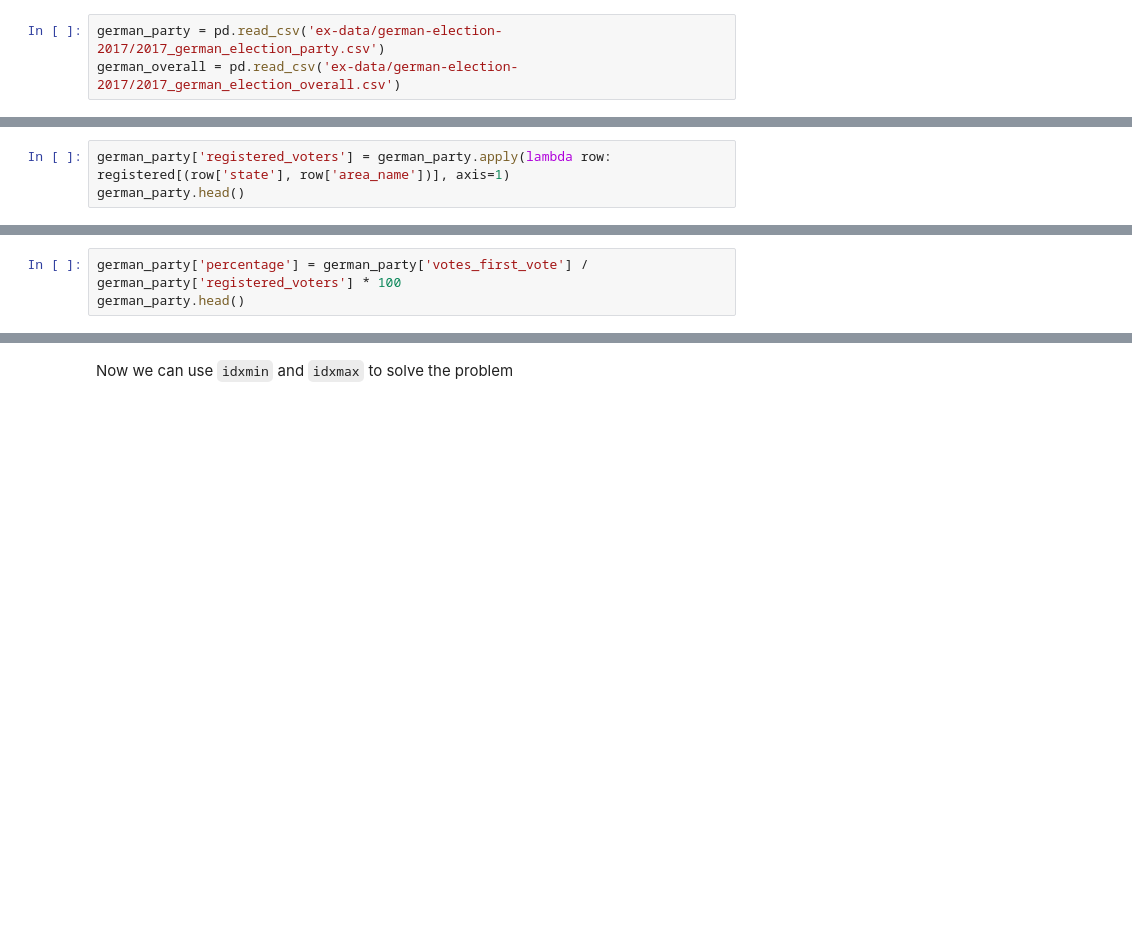
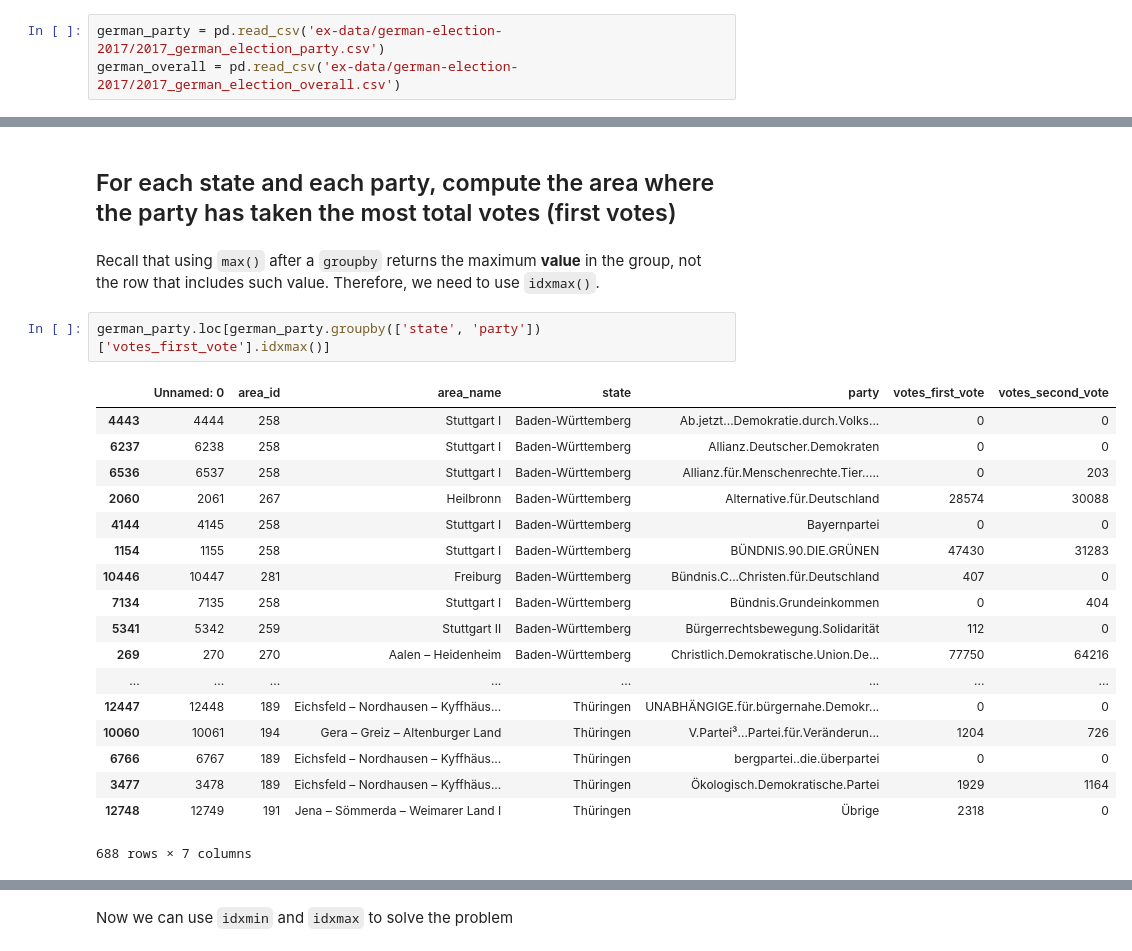
Before and after one commit to gdv/foundationsCS-2018, a Jupyter notebook: py-05-groupby.ipynb, the cells around one changed output, grey strips where cells are left out. Drawn from its saved outputs; the diff is of its cells as text; blank space fills up the shorter version.

Commit message:
Little tweaks to py-05-groupby (exercise and solution)

```diff
--- a/py-05-groupby.ipynb
+++ b/py-05-groupby.ipynb
@@ -154,3 +10,0 @@ Then we use the dictionary to add the number of registered voters to the `german
-# %%
-german_party['registered_voters'] = german_party.apply(lambda row: registered[(row['state'], row['area_name'])], axis=1)
-german_party.head()
@@ -166,3 +10,0 @@ Now we can compute the new column `percentage`
-# %%
-german_party['percentage'] = german_party['votes_first_vote'] / german_party['registered_voters'] * 100
-german_party.head()
@@ -175,0 +104,26 @@ german_party.head()
+# %% [markdown]
+## For each state and each party, compute the area where the party has taken the most total votes (first votes)
+# %% [markdown]
+Recall that using `max()` after a `groupby` returns the maximum **value** in the group, not the row that includes such value.
+Therefore, we need to use `idxmax()`.
+# %%
+german_party.loc[german_party.groupby(['state', 'party'])['votes_first_vote'].idxmax()]
+# %% [output]
+|  | Unnamed: 0 | area_id | area_name | state | party | votes_first_vote | votes_second_vote |
+| 4443 | 4444 | 258 | Stuttgart I | Baden-Württemberg | Ab.jetzt...Demokratie.durch.Volks... | 0 | 0 |
+| 6237 | 6238 | 258 | Stuttgart I | Baden-Württemberg | Allianz.Deutscher.Demokraten | 0 | 0 |
+| 6536 | 6537 | 258 | Stuttgart I | Baden-Württemberg | Allianz.für.Menschenrechte.Tier..... | 0 | 203 |
+| 2060 | 2061 | 267 | Heilbronn | Baden-Württemberg | Alternative.für.Deutschland | 28574 | 30088 |
+| 4144 | 4145 | 258 | Stuttgart I | Baden-Württemberg | Bayernpartei | 0 | 0 |
+| 1154 | 1155 | 258 | Stuttgart I | Baden-Württemberg | BÜNDNIS.90.DIE.GRÜNEN | 47430 | 31283 |
+| 10446 | 10447 | 281 | Freiburg | Baden-Württemberg | Bündnis.C...Christen.für.Deutschland | 407 | 0 |
+| 7134 | 7135 | 258 | Stuttgart I | Baden-Württemberg | Bündnis.Grundeinkommen | 0 | 404 |
+| 5341 | 5342 | 259 | Stuttgart II | Baden-Württemberg | Bürgerrechtsbewegung.Solidarität | 112 | 0 |
+| 269 | 270 | 270 | Aalen – Heidenheim | Baden-Württemberg | Christlich.Demokratische.Union.De... | 77750 | 64216 |
+| ... | ... | ... | ... | ... | ... | ... | ... |
+| 12447 | 12448 | 189 | Eichsfeld – Nordhausen – Kyffhäus... | Thüringen | UNABHÄNGIGE.für.bürgernahe.Demokr... | 0 | 0 |
+| 10060 | 10061 | 194 | Gera – Greiz – Altenburger Land | Thüringen | V.Partei³...Partei.für.Veränderun... | 1204 | 726 |
+| 6766 | 6767 | 189 | Eichsfeld – Nordhausen – Kyffhäus... | Thüringen | bergpartei..die.überpartei | 0 | 0 |
+| 3477 | 3478 | 189 | Eichsfeld – Nordhausen – Kyffhäus... | Thüringen | Ökologisch.Demokratische.Partei | 1929 | 1164 |
+| 12748 | 12749 | 191 | Jena – Sömmerda – Weimarer Land I | Thüringen | Übrige | 2318 | 0 |
+688 rows × 7 columns
```
Also changed, not shown: parts of 45 cells of this notebook, 1 other file.
